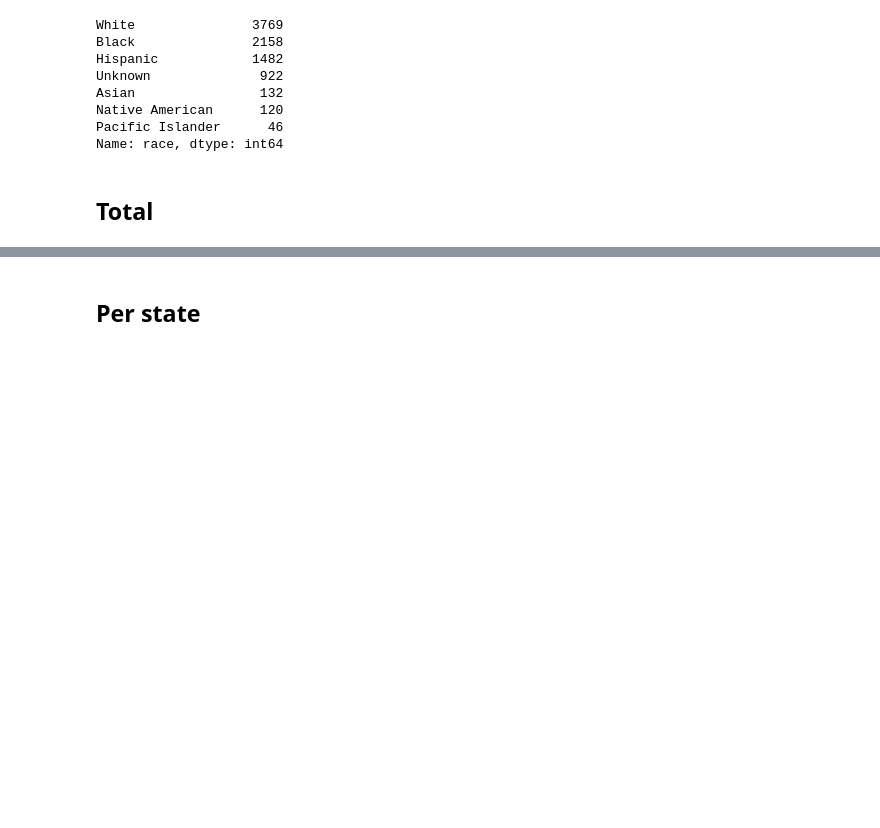
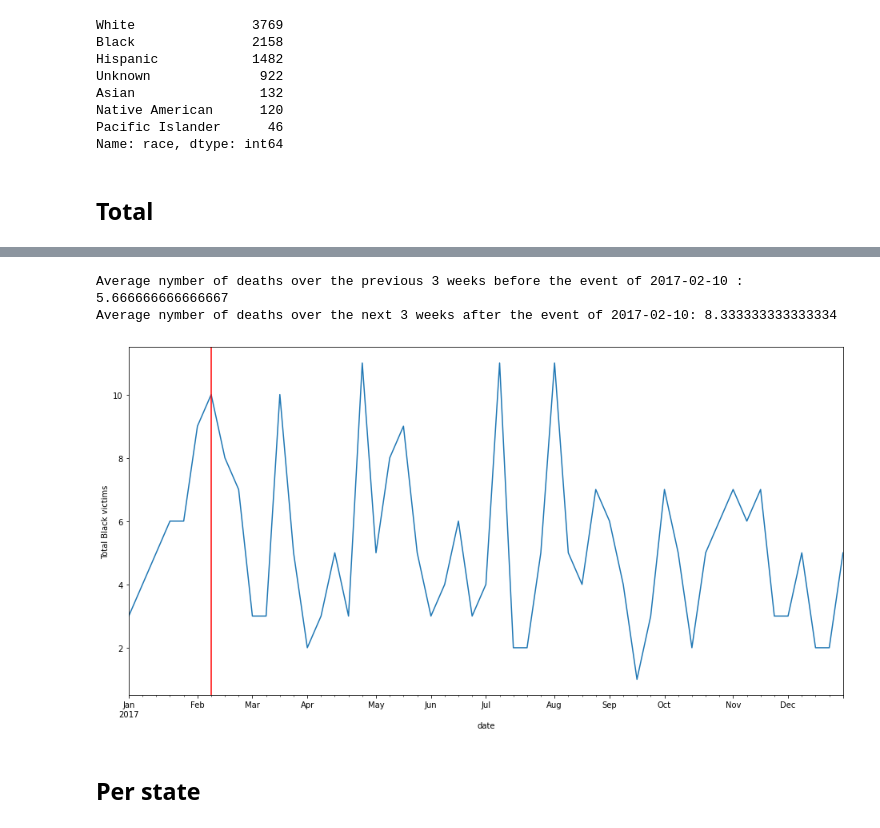
Before and after one commit to epfl-ada/ada-2020-project-milestone-p3-p3_badass, a Jupyter notebook: effect.ipynb, the cells around one changed output, grey strips where cells are left out. Saved outputs shown, nothing was run; the diff lists cells and outputs as text; code cells hidden in the pictures; blank space fills up the shorter version.

```diff
--- a/effect.ipynb
+++ b/effect.ipynb
@@ -142,3 +151,11 @@ Average nymber of deaths over the next 5 weeks after the event of 2020-03-13: 11
+# %%
+event = "2017-02-10"
+# %%
+blm_march_influence(df, "2017", [event], 3, minority="Black")
+# %% [output]
+Average nymber of deaths over the previous 3 weeks before the event of 2017-02-10 : 5.666666666666667
+Average nymber of deaths over the next 3 weeks after the event of 2017-02-10: 8.333333333333334
+[figure, added]
 # %% [markdown]
 ## Per state
 # %%
```
Also changed, not shown: parts of 4 cells of this notebook.
